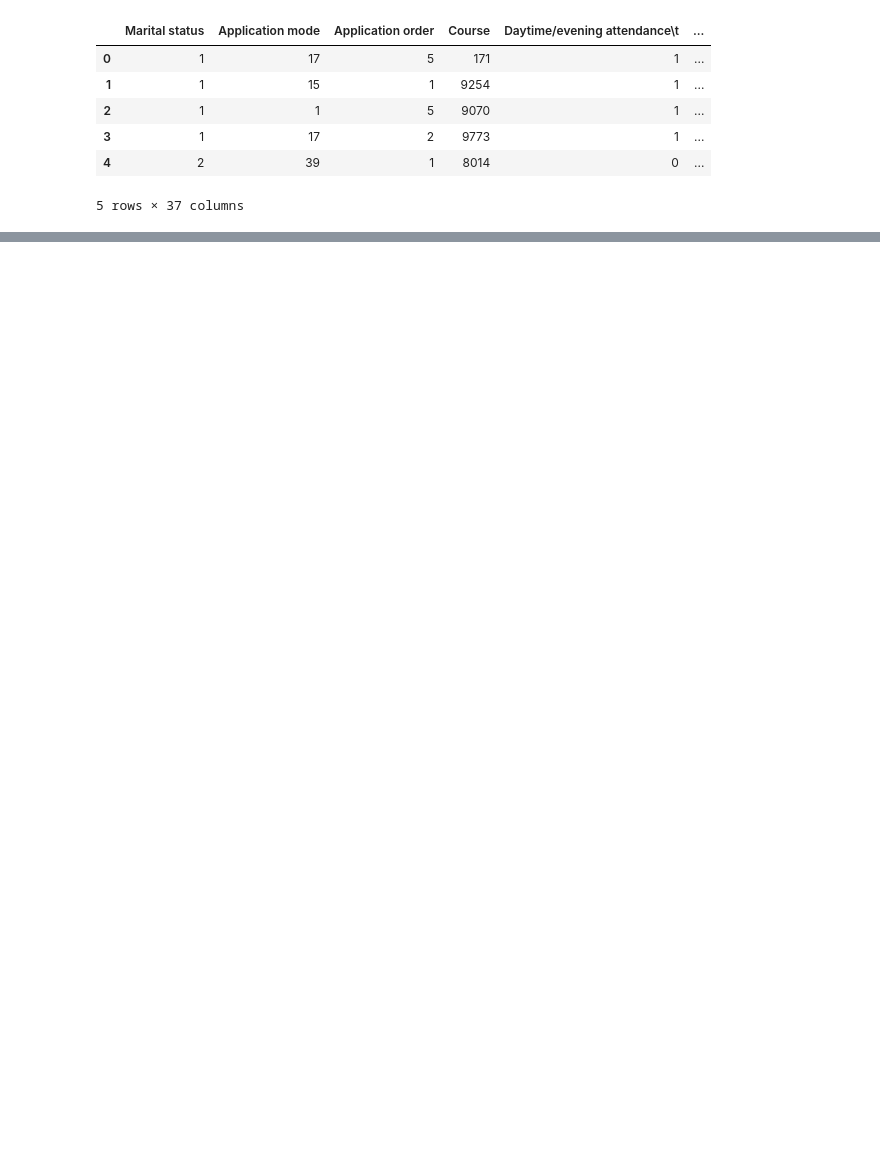
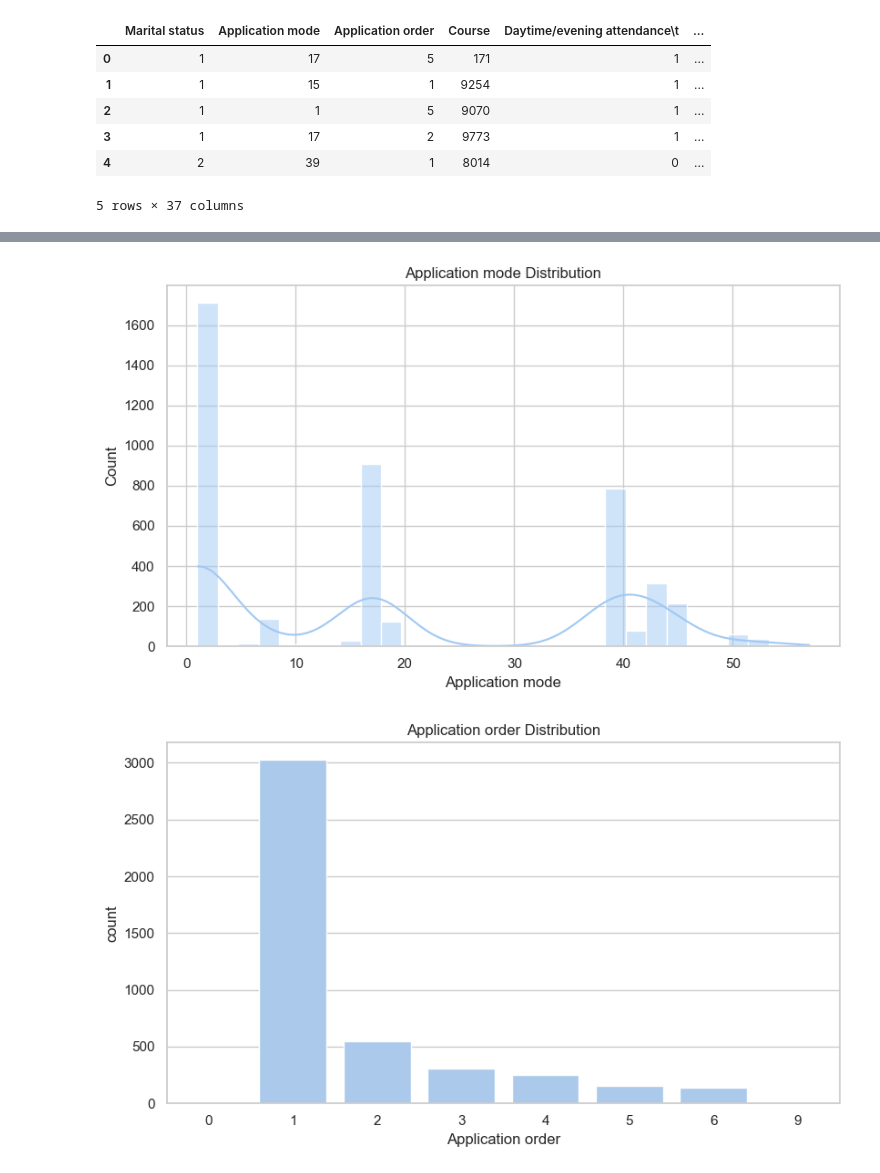
Before and after one commit to gjoliveira/XAI_ling-TAAC, a Jupyter notebook: notebook.ipynb, the cells around one changed output, grey strips where cells are left out. Cells and saved outputs as stored; diff of their text form; code cells hidden in the pictures; blank space fills up the shorter version.

```diff
--- a/notebook.ipynb
+++ b/notebook.ipynb
@@ -14,0 +113,14 @@ df.head()
+# %%
+academic_background_vars = {
+    'Application mode': 'bar',
+    'Application order': 'hist',
+    'Course': 'bar',
+    'Daytime/evening attendance\t': 'bar',
+    'Previous qualification': 'bar',
+}
+# %%
+for var in academic_background_vars:
+    explore_variable(df, var, show_stats=False)
+# %% [output]
+[figure, added]
+[figure, added]
```
Also changed, not shown: parts of 24 cells of this notebook.
